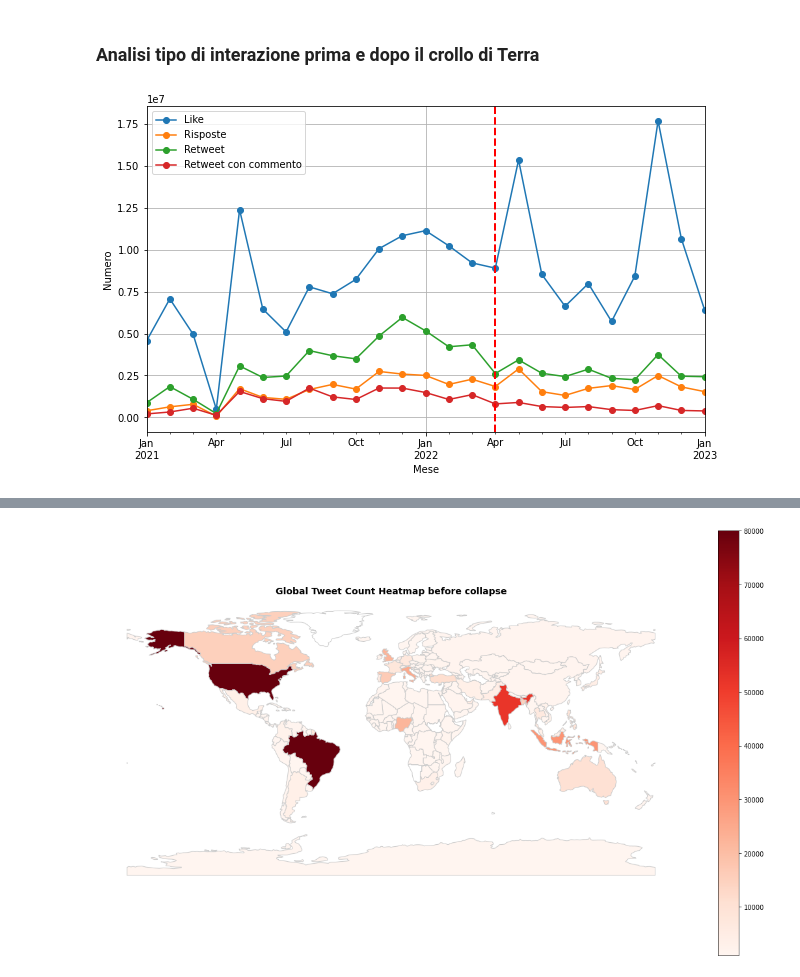
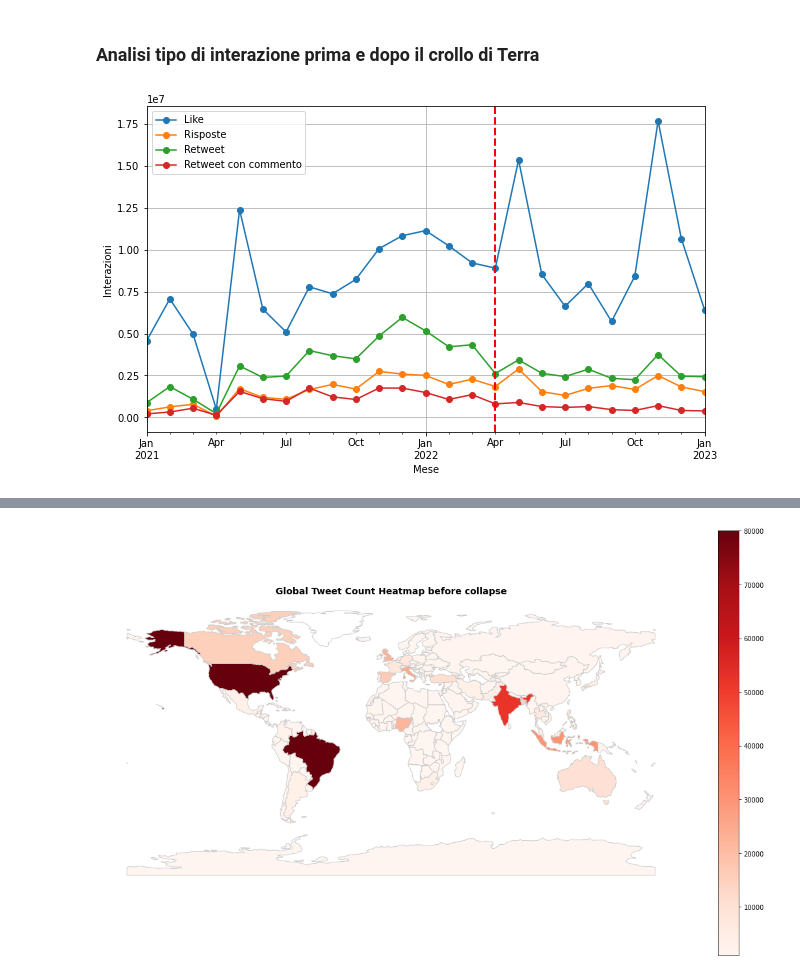
Before and after one commit to isabellamarasco/Blockchain_project, a Jupyter notebook: analysis.ipynb, the cells around one changed output, grey strips where cells are left out. Saved outputs shown, nothing was run; the diff lists cells and outputs as text; code cells hidden in the pictures.

```diff
--- a/analysis.ipynb
+++ b/analysis.ipynb
@@ -343,34 +320,34 @@ plot_continent_mean(df, grouped)
 # %%
 def plot_monthly_trends(df):
     df['created_at'] = pd.to_datetime(df['created_at'])
     df['month'] = df['created_at'].dt.to_period('M')
 
     reply_counts = df['public_metrics.reply_count'].groupby(df['month']).sum()
     like_counts = df['public_metrics.like_count'].groupby(df['month']).sum()
     retweet_counts = df['public_metrics.retweet_count'].groupby(df['month']).sum()
     quote_counts = df['public_metrics.quote_count'].groupby(df['month']).sum()
 
     fig, ax = plt.subplots(figsize=(10, 6))
     like_counts.plot(kind='line', marker='o',  label='Like')
     reply_counts.plot(kind='line', marker='o', label='Risposte')
     retweet_counts.plot(kind='line',  marker='o', label='Retweet')
     quote_counts.plot(kind='line',  marker='o', label='Retweet con commento')
     ax.set_xlim(pd.Timestamp('2021-01-01'), None)
 
     # Evidenzia il mese di aprile 2022
     ax.axvline(pd.to_datetime('2022-04-01'), color='red', linestyle='--', linewidth=2)
 
     plt.xlabel('Mese')
-    plt.ylabel('Numero')
+    plt.ylabel('Interazioni')
     #plt.title('Andamento dei Tweet, risposte, like e citazioni')
     plt.legend()
     plt.grid()
 
     plt.show()
 
 plot_monthly_trends(df)
 # %% [output]
-[figure, old version]
+[figure, new version]
 # %%
 df_5 = df[(df['created_at'] >= '2022-05-01') & (df['created_at'] < '2022-05-15')]
 df_5 = df_5.sort_values(by=['public_metrics.reply_count'], ascending=False)
```
Also changed, not shown: parts of 14 cells of this notebook.
